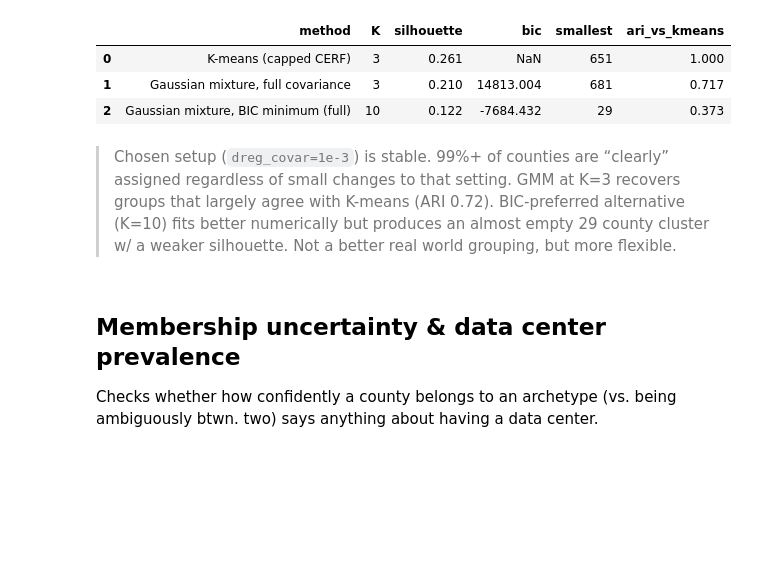
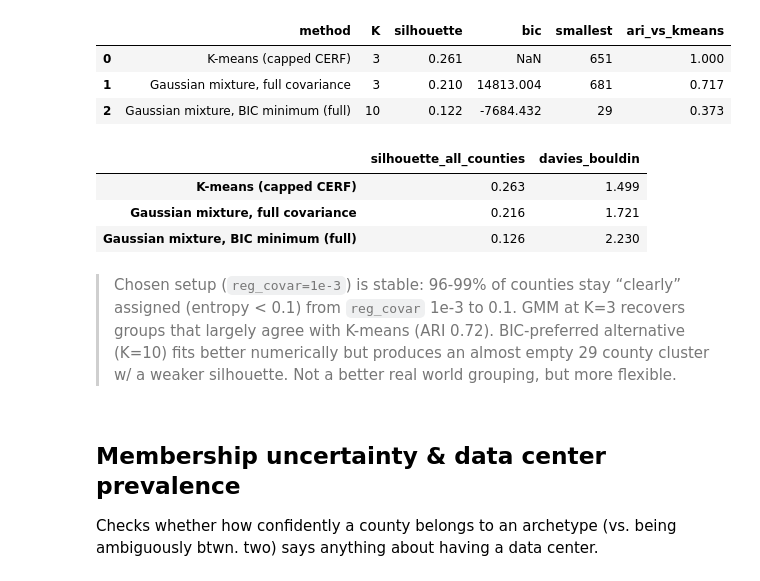
Before and after one commit to KhTJackson/ai-law-datacenter-siting, a Jupyter notebook: scripts/09_unsupervised.ipynb, the cells around one changed output. Drawn from its saved outputs; the diff is of its cells as text; code cells hidden in the pictures; blank space fills up the shorter version.

```diff
--- a/scripts/09_unsupervised.ipynb
+++ b/scripts/09_unsupervised.ipynb
@@ -175,8 +176,22 @@ BIC minimum: K=10 full, smallest component 29 counties
 | 0 | K-means (capped CERF) | 3 | 0.261 | NaN | 651 | 1.000 |
 | 1 | Gaussian mixture, full covariance | 3 | 0.210 | 14813.004 | 681 | 0.717 |
 | 2 | Gaussian mixture, BIC minimum (full) | 10 | 0.122 | -7684.432 | 29 | 0.373 |
+# %%
+# Table B1 as reported: silhouette on all 3,099 counties (not the 2,000-county sample above) and Davies-Bouldin (lower is better)
+from sklearn.metrics import davies_bouldin_score
+
+gm_bic = GaussianMixture(int(best_bic.K), covariance_type=best_bic.covariance, reg_covar=1e-3, n_init=5, random_state=42).fit(X)
+labels = {"K-means (capped CERF)": d.kmeans.values, "Gaussian mixture, full covariance": d.gmm.values,
+          f"Gaussian mixture, BIC minimum ({best_bic.covariance})": gm_bic.predict(X)}
+pd.DataFrame({"silhouette_all_counties": {m: silhouette_score(X, lab) for m, lab in labels.items()},
+              "davies_bouldin": {m: davies_bouldin_score(X, lab) for m, lab in labels.items()}}).round(3)
+# %% [output]
+|  | silhouette_all_counties | davies_bouldin |
+| K-means (capped CERF) | 0.263 | 1.499 |
+| Gaussian mixture, full covariance | 0.216 | 1.721 |
+| Gaussian mixture, BIC minimum (full) | 0.126 | 2.230 |
 # %% [markdown]
->Chosen setup (`dreg_covar=1e-3`) is stable. 99%+ of counties are “clearly” assigned regardless of small changes to that setting. GMM at K=3 recovers groups that largely agree with K-means (ARI 0.72). BIC-preferred alternative (K=10) fits better numerically but produces an almost empty 29 county cluster w/ a weaker silhouette. Not a better real world grouping, but more flexible.
+>Chosen setup (`reg_covar=1e-3`) is stable: 96-99% of counties stay “clearly” assigned (entropy < 0.1) from `reg_covar` 1e-3 to 0.1. GMM at K=3 recovers groups that largely agree with K-means (ARI 0.72). BIC-preferred alternative (K=10) fits better numerically but produces an almost empty 29 county cluster w/ a weaker silhouette. Not a better real world grouping, but more flexible.
 # %% [markdown]
 ## Membership uncertainty & data center prevalence
 Checks whether how confidently a county belongs to an archetype (vs. being ambiguously btwn. two) says anything about having a data center.
```
Also changed, not shown: parts of 5 cells of this notebook, 2 other files.
